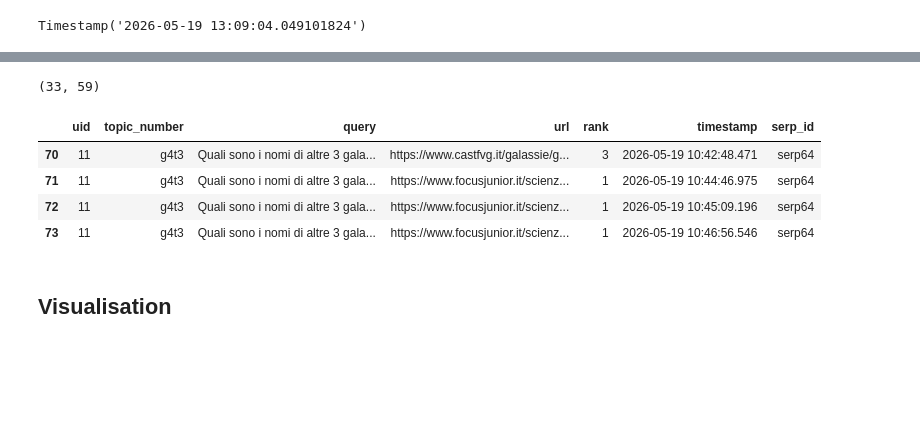
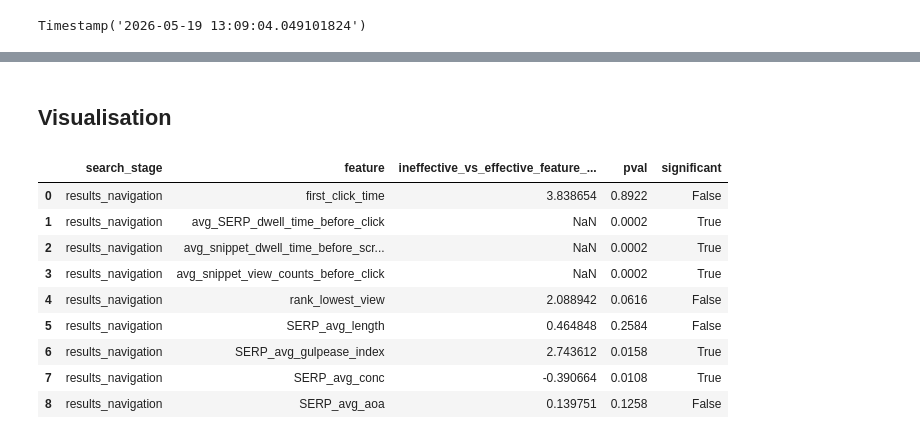
Before and after one commit to SOLandChildren/CHIIR27_LogAnalysis, a Jupyter notebook: results_navigation.ipynb, the cells around one changed output, grey strips where cells are left out. Drawn from its saved outputs; the diff is of its cells as text; code cells hidden in the pictures; blank space fills up the shorter version.

```diff
--- a/results_navigation.ipynb
+++ b/results_navigation.ipynb
@@ -106,15 +161,2 @@ navigation_quality.boxplot(column="nav_eff")
-# %%
-len(navigation_quality.loc[navigation_quality["nav_eff"]>=0.8]), len(navigation_quality)
-# %% [output]
-(33, 59)
-# %%
-clicks = pd.read_csv("Data/clicked_results_df.csv")
-clicks.loc[(clicks["uid"]==11)&(clicks["serp_id"]=="serp64")]
-# %% [output]
-|  | uid | topic_number | query | url | rank | timestamp | serp_id |
-| 70 | 11 | g4t3 | Quali sono i nomi di altre 3 gala... | https://www.castfvg.it/galassie/g... | 3 | 2026-05-19 10:42:48.471 | serp64 |
-| 71 | 11 | g4t3 | Quali sono i nomi di altre 3 gala... | https://www.focusjunior.it/scienz... | 1 | 2026-05-19 10:44:46.975 | serp64 |
-| 72 | 11 | g4t3 | Quali sono i nomi di altre 3 gala... | https://www.focusjunior.it/scienz... | 1 | 2026-05-19 10:45:09.196 | serp64 |
-| 73 | 11 | g4t3 | Quali sono i nomi di altre 3 gala... | https://www.focusjunior.it/scienz... | 1 | 2026-05-19 10:46:56.546 | serp64 |
 # %% [markdown]
 ## Visualisation
@@ -128 +163,22 @@ categories = ["total_clicks", "repetitions", "tail", "first_click_time", "avg_ti
+# %%
+from driver import get_significance
+import pandas as pd
+
+navigation_quality = pd.read_csv("Data/navigation_quality.csv")
+categories = ["first_click_time", "avg_SERP_dwell_time_before_click", "avg_snippet_dwell_time_before_scroll_before_click", "avg_snippet_view_counts_before_click", "rank_lowest_view", "SERP_avg_length", "SERP_avg_gulpease_index", "SERP_avg_conc", "SERP_avg_aoa"]
+
+sig_test_results = get_significance(df=navigation_quality, performance_metric="nav_eff", threshold=0.8, stage="results_navigation", categories=categories)
+sig_test_results.to_csv("Data/sig_test_results_navigation.csv", index=False, encoding="utf8")
+sig_test_results
+# %% [output]
+|  | search_stage | feature | ineffective_vs_effective_feature_... | pval | significant |
+| 0 | results_navigation | first_click_time | 3.838654 | 0.8922 | False |
+| 1 | results_navigation | avg_SERP_dwell_time_before_click | NaN | 0.0002 | True |
+| 2 | results_navigation | avg_snippet_dwell_time_before_scr... | NaN | 0.0002 | True |
+| 3 | results_navigation | avg_snippet_view_counts_before_click | NaN | 0.0002 | True |
+| 4 | results_navigation | rank_lowest_view | 2.088942 | 0.0616 | False |
+| 5 | results_navigation | SERP_avg_length | 0.464848 | 0.2584 | False |
+| 6 | results_navigation | SERP_avg_gulpease_index | 2.743612 | 0.0158 | True |
+| 7 | results_navigation | SERP_avg_conc | -0.390664 | 0.0108 | True |
+| 8 | results_navigation | SERP_avg_aoa | 0.139751 | 0.1258 | False |
 # %%
```
Also changed, not shown: parts of 18 cells of this notebook, 15 other files.
